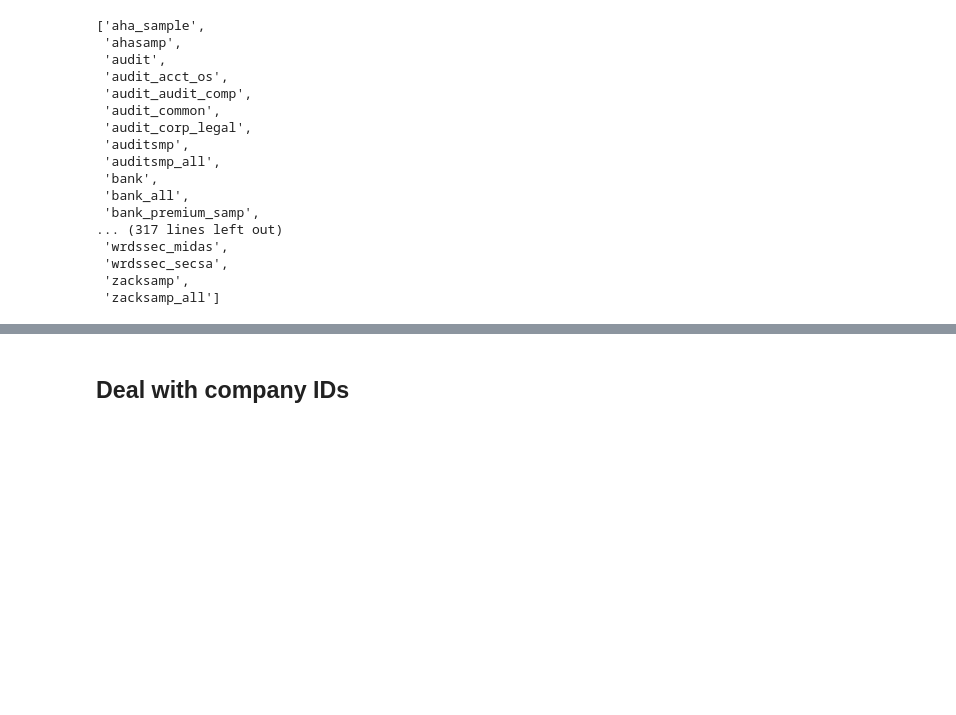
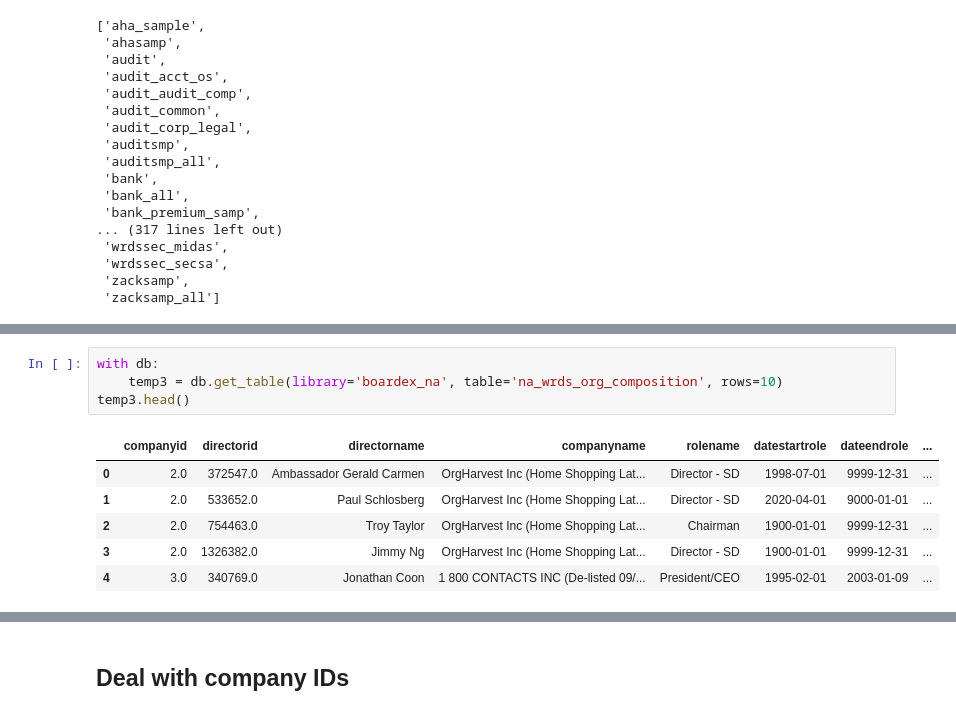
Before and after one commit to V-GAO/CEO_SocialCapital, a Jupyter notebook: notebooks/EDA_WRDS.ipynb, the cells around one changed output, grey strips where cells are left out. Saved outputs shown, nothing was run; the diff lists cells and outputs as text; blank space fills up the shorter version.

```diff
--- a/notebooks/EDA_WRDS.ipynb
+++ b/notebooks/EDA_WRDS.ipynb
@@ -32,0 +135,11 @@ db.list_libraries()
+# %%
+with db:
+    temp3 = db.get_table(library='boardex_na', table='na_wrds_org_composition', rows=10)
+temp3.head()
+# %% [output]
+|  | companyid | directorid | directorname | companyname | rolename | datestartrole | dateendrole | ... |
+| 0 | 2.0 | 372547.0 | Ambassador Gerald Carmen | OrgHarvest Inc (Home Shopping Lat... | Director - SD | 1998-07-01 | 9999-12-31 | ... |
+| 1 | 2.0 | 533652.0 | Paul Schlosberg | OrgHarvest Inc (Home Shopping Lat... | Director - SD | 2020-04-01 | 9000-01-01 | ... |
+| 2 | 2.0 | 754463.0 | Troy Taylor | OrgHarvest Inc (Home Shopping Lat... | Chairman | 1900-01-01 | 9999-12-31 | ... |
+| 3 | 2.0 | 1326382.0 | Jimmy Ng | OrgHarvest Inc (Home Shopping Lat... | Director - SD | 1900-01-01 | 9999-12-31 | ... |
+| 4 | 3.0 | 340769.0 | Jonathan Coon | 1 800 CONTACTS INC (De-listed 09/... | President/CEO | 1995-02-01 | 2003-01-09 | ... |
```
Also changed, not shown: parts of 15 cells of this notebook, 56 other files.
